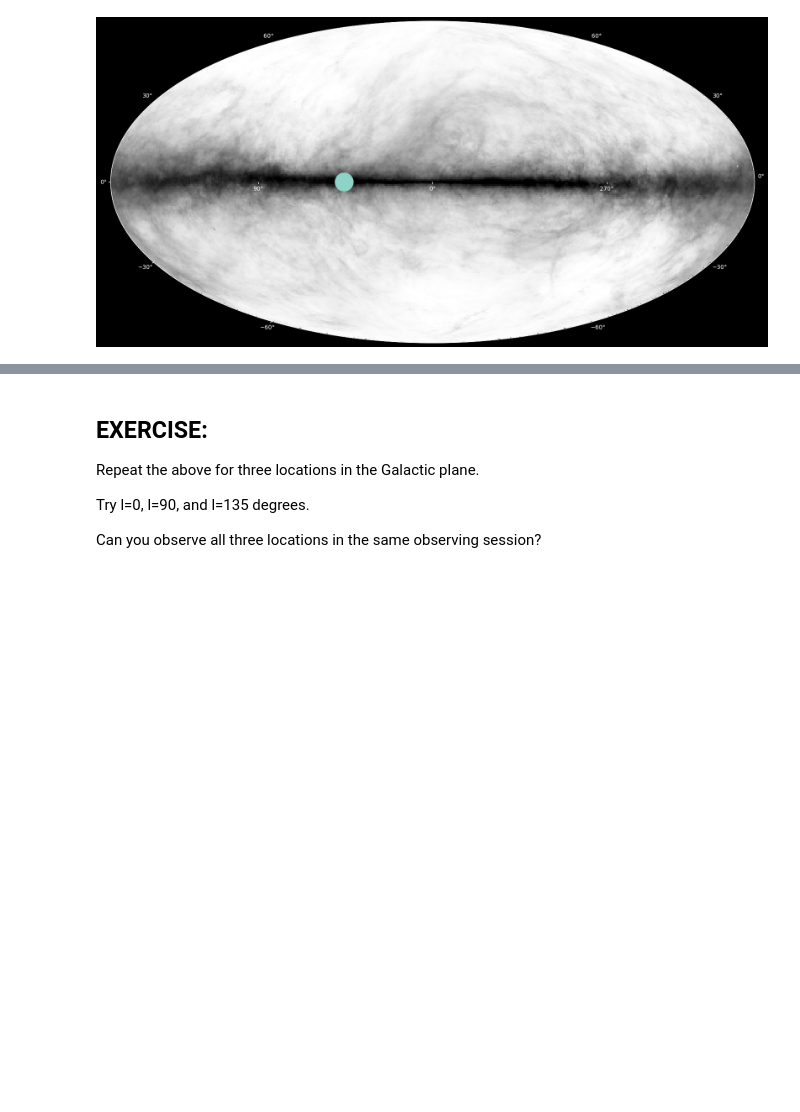
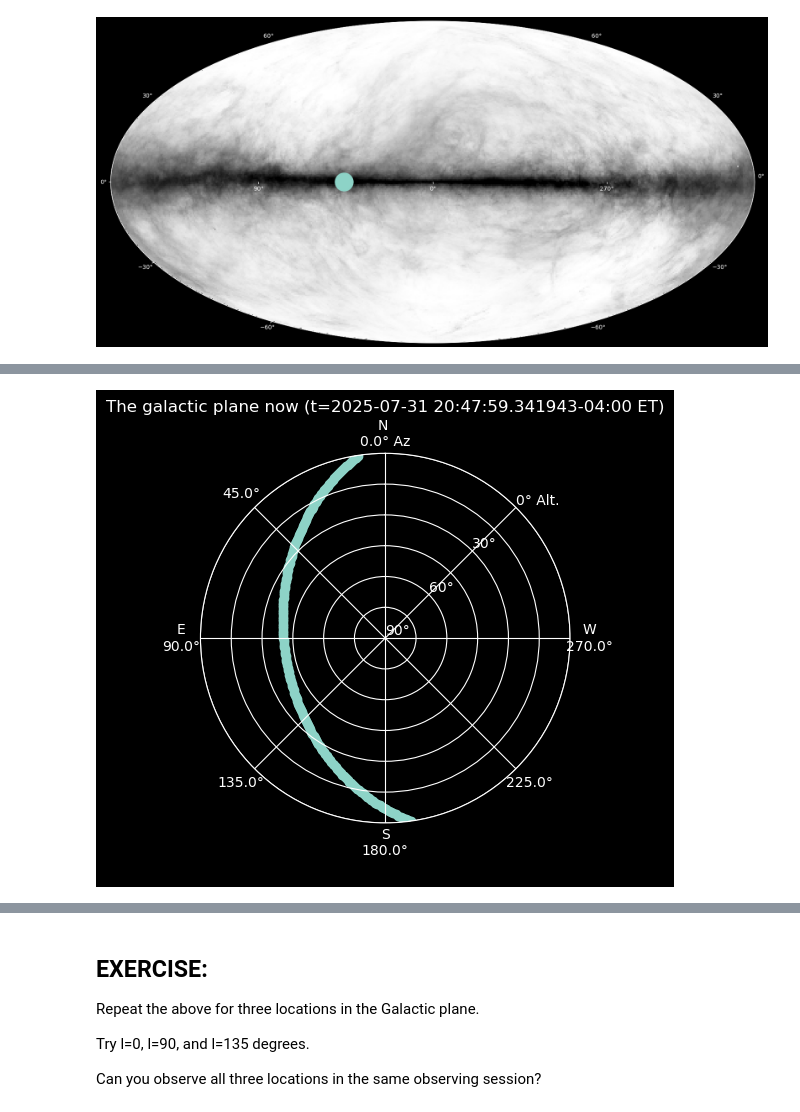
Before and after one commit to keflavich/AST4723-Public-Materials, a Jupyter notebook: Python - Observation Planning for Radio Observations.ipynb, the cells around one changed output, grey strips where cells are left out. Drawn from its saved outputs; the diff is of its cells as text; code cells hidden in the pictures; blank space fills up the shorter version.

Commit message:
add images

```diff
--- a/Python - Observation Planning for Radio Observations.ipynb
+++ b/Python - Observation Planning for Radio Observations.ipynb
@@ -260,0 +263,2 @@ ax.scatter(target.galactic.l, target.galactic.b, s=1000, transform=ax.get_transf
+# %%
+now = pytz.timezone('US/Eastern').localize(datetime.datetime.now())
@@ -260,0 +270,14 @@ ax.scatter(target.galactic.l, target.galactic.b, s=1000, transform=ax.get_transf
+# %%
+from astroplan.plots import plot_sky
+
+# make 'targets' that span the Galactic Plane
+ell = np.linspace(0, 360, 360)
+targets = coordinates.SkyCoord(ell, np.zeros_like(ell), unit=(u.deg, u.deg), frame='galactic')
+
+
+
+pl.figure()
+plot_sky(target=targets, observer=observer, time=now);
+pl.title(f"The galactic plane now (t={now} ET)", pad=30);
+# %% [output]
+[figure, added]
```
Also changed, not shown: parts of 12 cells of this notebook, 17 other files.
